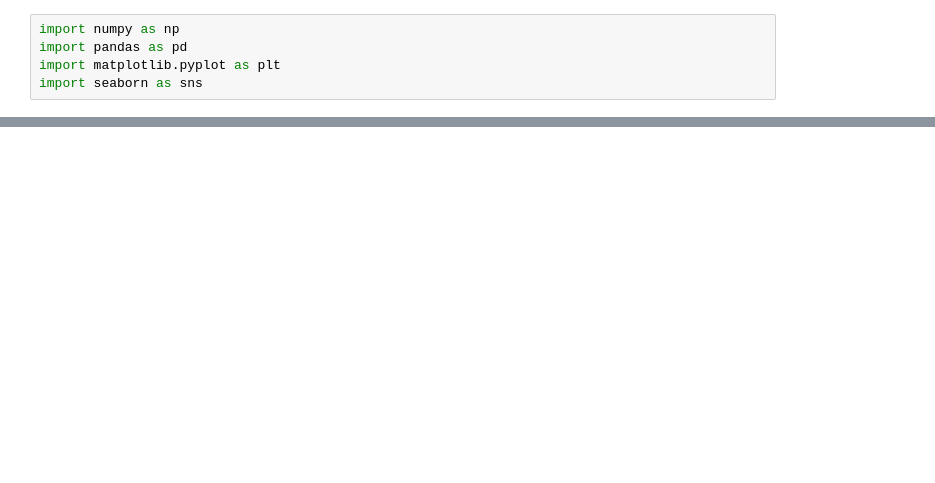
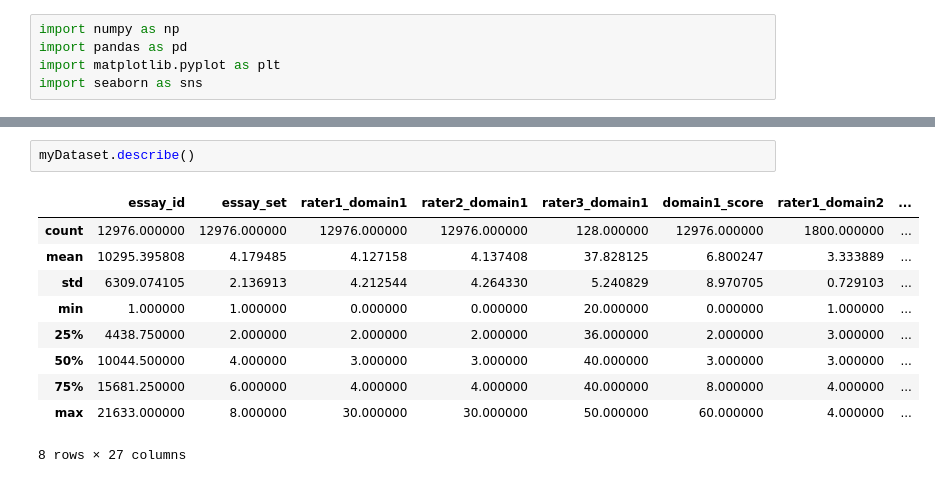
Before and after one commit to hypethral/robograder, a Jupyter notebook: src/analysis.ipynb, the cells around one changed output, grey strips where cells are left out. Cells and saved outputs as stored; diff of their text form; blank space fills up the shorter version.

```diff
--- a/src/analysis.ipynb
+++ b/src/analysis.ipynb
@@ -16,0 +28,13 @@ df.head()
+# %%
+myDataset.describe()
+# %% [output]
+|  | essay_id | essay_set | rater1_domain1 | rater2_domain1 | rater3_domain1 | domain1_score | rater1_domain2 | ... |
+| count | 12976.000000 | 12976.000000 | 12976.000000 | 12976.000000 | 128.000000 | 12976.000000 | 1800.000000 | ... |
+| mean | 10295.395808 | 4.179485 | 4.127158 | 4.137408 | 37.828125 | 6.800247 | 3.333889 | ... |
+| std | 6309.074105 | 2.136913 | 4.212544 | 4.264330 | 5.240829 | 8.970705 | 0.729103 | ... |
+| min | 1.000000 | 1.000000 | 0.000000 | 0.000000 | 20.000000 | 0.000000 | 1.000000 | ... |
+| 25% | 4438.750000 | 2.000000 | 2.000000 | 2.000000 | 36.000000 | 2.000000 | 3.000000 | ... |
+| 50% | 10044.500000 | 4.000000 | 3.000000 | 3.000000 | 40.000000 | 3.000000 | 3.000000 | ... |
+| 75% | 15681.250000 | 6.000000 | 4.000000 | 4.000000 | 40.000000 | 8.000000 | 4.000000 | ... |
+| max | 21633.000000 | 8.000000 | 30.000000 | 30.000000 | 50.000000 | 60.000000 | 4.000000 | ... |
+8 rows × 27 columns
```
Also changed, not shown: parts of 7 cells of this notebook.
